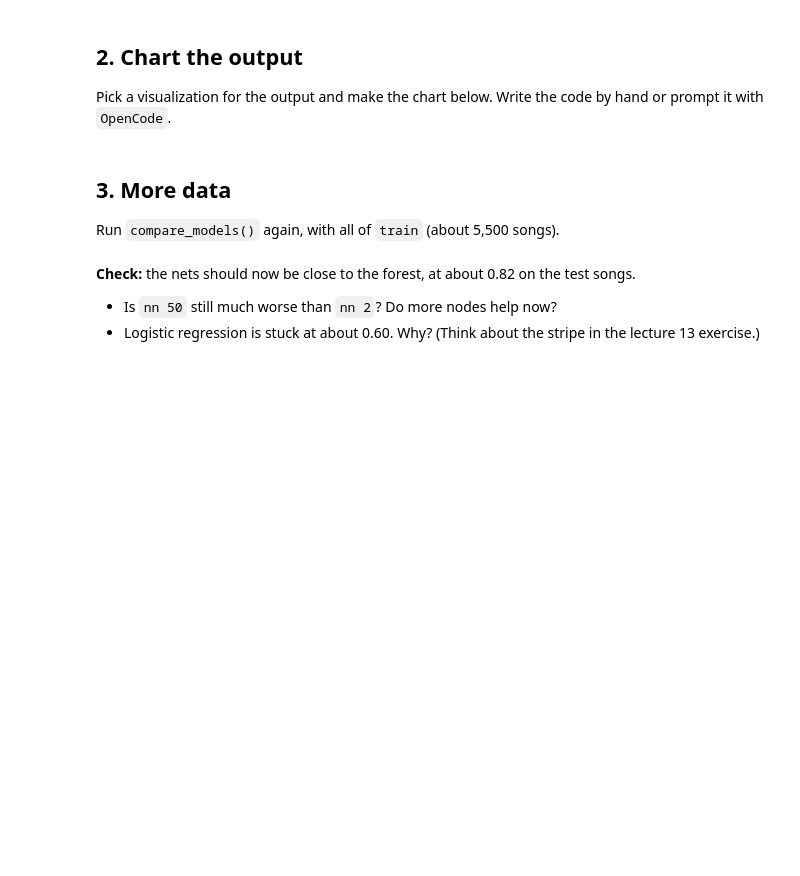
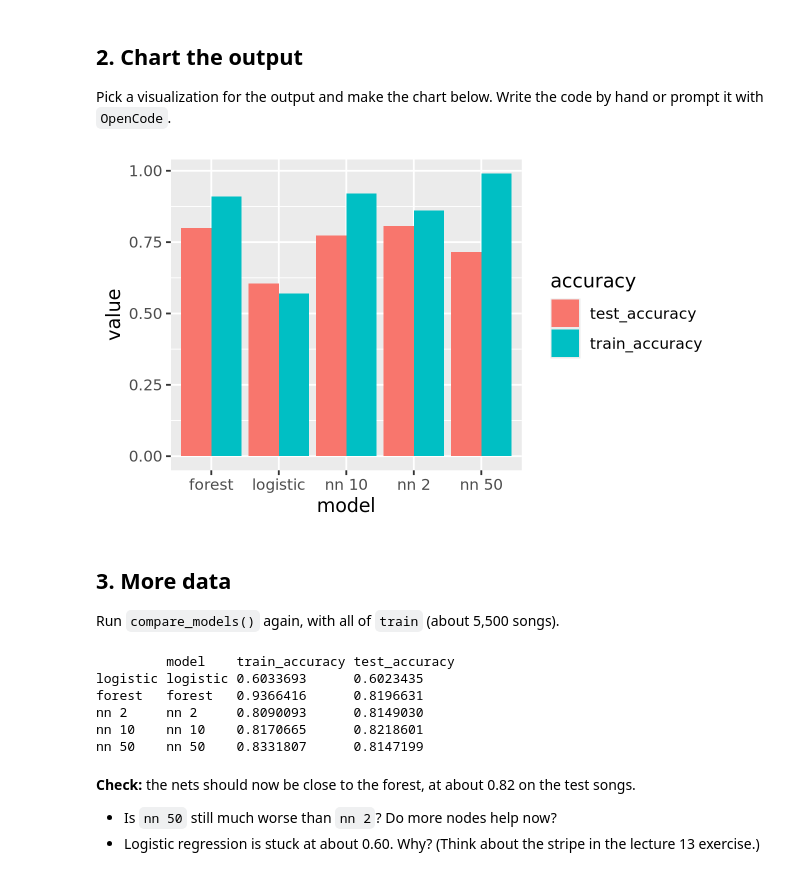
Before and after one commit to carfaro-uncch/codespace, a Jupyter notebook: exercises/16-nn-exercise.ipynb, the cells around one changed output. Saved outputs shown, nothing was run; the diff lists cells and outputs as text; code cells hidden in the pictures; blank space fills up the shorter version.

```diff
--- a/exercises/16-nn-exercise.ipynb
+++ b/exercises/16-nn-exercise.ipynb
@@ -104,10 +134,32 @@ results_small
 Pick a visualization for the output and make the chart below. Write the code by hand or prompt it with `OpenCode`.
 # %%
 # Chart code goes here
+
+results_small |>
+    pivot_longer(
+        cols = c(train_accuracy, test_accuracy),
+        names_to = 'accuracy',
+        values_to = 'value'
+    ) |>
+    ggplot(aes(x = model, y = value, fill = accuracy)) +
+    geom_col(position = 'dodge')
+# %% [output]
+[figure, added]
 # %% [markdown]
 ## 3. More data
 
 Run `compare_models()` again, with all of `train` (about 5,500 songs).
+# %%
+results = compare_models(train)
+
+results
+# %% [output]
+         model    train_accuracy test_accuracy
+logistic logistic 0.6033693      0.6023435
+forest   forest   0.9366416      0.8196631
+nn 2     nn 2     0.8090093      0.8149030
+nn 10    nn 10    0.8170665      0.8218601
+nn 50    nn 50    0.8331807      0.8147199
 # %% [markdown]
 **Check:** the nets should now be close to the forest, at about 0.82 on the test songs.
 
```
Also changed, not shown: parts of 6 cells of this notebook, 1 other file.
